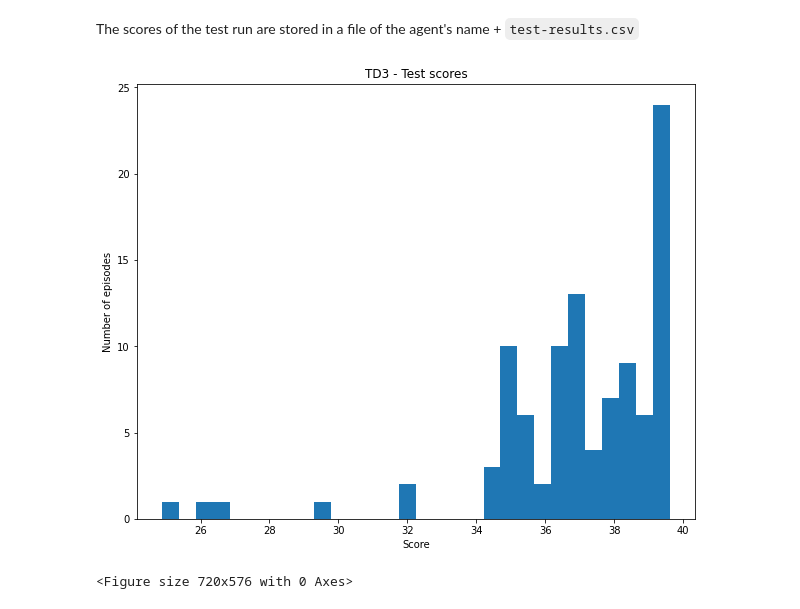
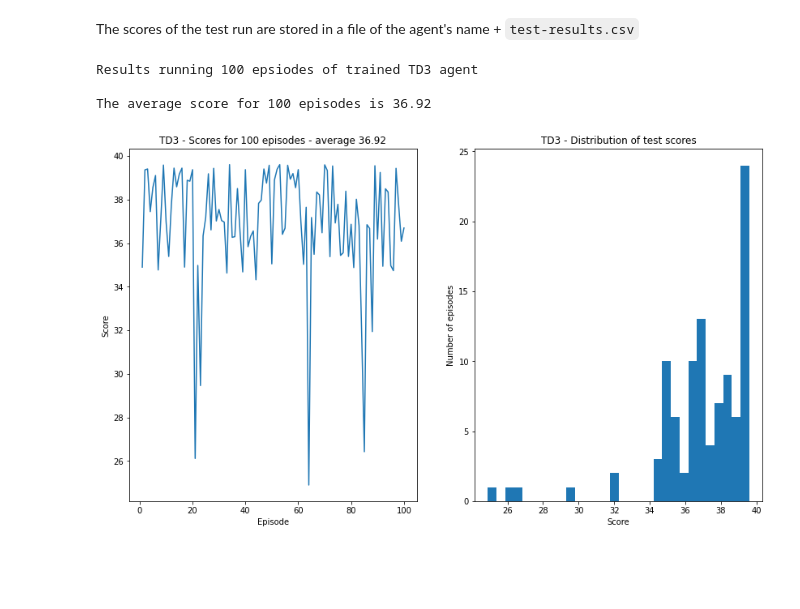
Before and after one commit to markmelling/rl_continuous_control, a Jupyter notebook: Continuous_Control.ipynb, the cells around one changed output. Saved outputs shown, nothing was run; the diff lists cells and outputs as text; code cells hidden in the pictures; blank space fills up the shorter version.

```diff
--- a/Continuous_Control.ipynb
+++ b/Continuous_Control.ipynb
@@ -150,20 +170,32 @@ average_reward = eval_episodes(env, agent, num_episodes=n_episodes)
 print(f'average score for {n_episodes} episodes is {average_reward}')
 # %% [markdown]
 The scores of the test run are stored in a file of the agent's name + `test-results.csv`
-# %%
-# Test agent results
-df = pd.read_csv('Reacher_TD3_Trained-test-results.csv')
-
-plt.rcParams["figure.figsize"] = (10,8)
-
-fig = plt.figure()
-ax = fig.add_subplot(111)
-plt.title('TD3 - Test scores')
-n, bins, patches = plt.hist(df['score'], 30)
-plt.ylabel('Number of episodes')
-plt.xlabel('Score')
-plt.show()
-plt.savefig('td3_test_scores')
-# %% [output]
-[figure, removed]
-<Figure size 720x576 with 0 Axes>
+# %%
+# Test agent results
+df = pd.read_csv('Reacher_TD3_Trained-test-results.csv')
+
+print('Results running 100 epsiodes of trained TD3 agent\n')
+print(f'The average score for 100 episodes is {round(df.score.mean(), 2)}')
+
+plt.rcParams["figure.figsize"] = (14,8)
+
+
+fig, (ax1, ax2) = plt.subplots(1, 2)
+plt.title('TD3 - 100 episodes of trained agent')
+ax1.set_title(f'TD3 - Scores for 100 episodes - average {round(df.score.mean(), 2)}')
+ax1.set_ylabel('Score')
+ax1.set_xlabel('Episode')
+
+ax1.plot(range(1, len(df) +1), df.score)
+ax2.set_title('TD3 - Distribution of test scores')
+ax2.set_xlabel('Score')
+ax2.set_ylabel('Number of episodes')
+ax2.hist(df['score'], 30);
+
+
+plt.savefig('td3_test_scores')
+# %% [output]
+Results running 100 epsiodes of trained TD3 agent
+
+The average score for 100 episodes is 36.92
+[figure, added]
```
Also changed, not shown: parts of 6 cells of this notebook, 4 other files.
